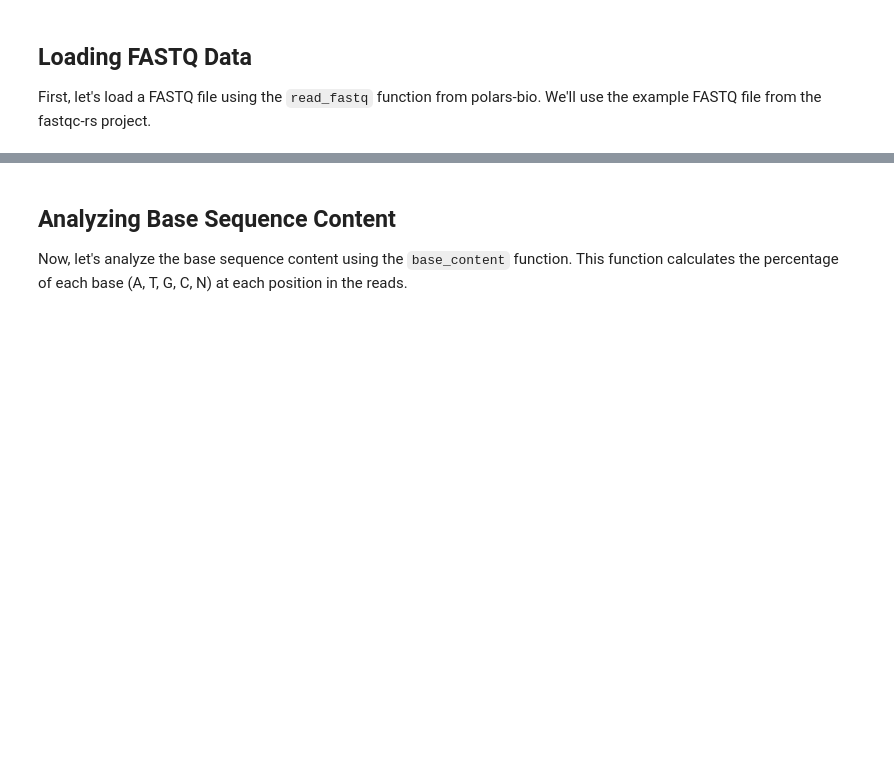
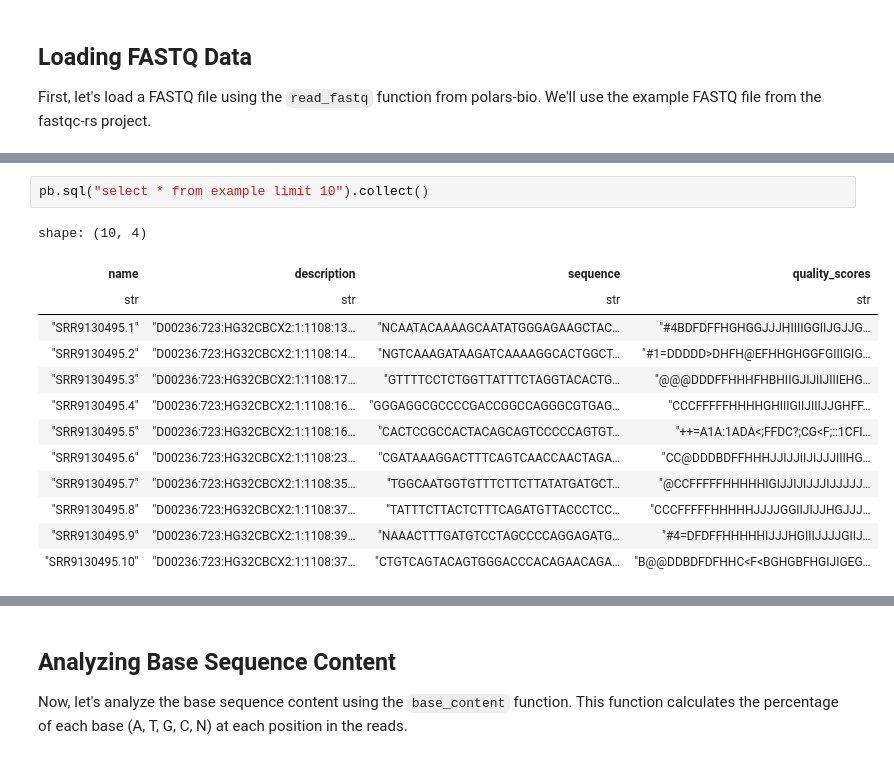
Before and after one commit to bartwild/polars-bio, a Jupyter notebook: examples/base_content_qc.ipynb, the cells around one changed output, grey strips where cells are left out. Cells and saved outputs as stored; diff of their text form; blank space fills up the shorter version.

```diff
--- a/examples/base_content_qc.ipynb
+++ b/examples/base_content_qc.ipynb
@@ -38,0 +59,16 @@ shape: (5, 4)
+# %%
+pb.sql("select * from example limit 10").collect()
+# %% [output]
+shape: (10, 4)
+| name | description | sequence | quality_scores |
+| str | str | str | str |
+| "SRR9130495.1" | "D00236:723:HG32CBCX2:1:1108:13… | "NCAATACAAAAGCAATATGGGAGAAGCTAC… | "#4BDFDFFHGHGGJJJHIIIIGGIIJGJJG… |
+| "SRR9130495.2" | "D00236:723:HG32CBCX2:1:1108:14… | "NGTCAAAGATAAGATCAAAAGGCACTGGCT… | "#1=DDDDD>DHFH@EFHHGHGGFGIIIGIG… |
+| "SRR9130495.3" | "D00236:723:HG32CBCX2:1:1108:17… | "GTTTTCCTCTGGTTATTTCTAGGTACACTG… | "@@@DDDFFHHHFHBHIIGJIJIIJIIIEHG… |
+| "SRR9130495.4" | "D00236:723:HG32CBCX2:1:1108:16… | "GGGAGGCGCCCCGACCGGCCAGGGCGTGAG… | "CCCFFFFFHHHHGHIIIGIIJIIIJJGHFF… |
+| "SRR9130495.5" | "D00236:723:HG32CBCX2:1:1108:16… | "CACTCCGCCACTACAGCAGTCCCCCAGTGT… | "++=A1A:1ADA<;FFDC?;CG<F;::1CFI… |
+| "SRR9130495.6" | "D00236:723:HG32CBCX2:1:1108:23… | "CGATAAAGGACTTTCAGTCAACCAACTAGA… | "CC@DDDBDFFHHHJJIJJIIJIJJJIIIHG… |
+| "SRR9130495.7" | "D00236:723:HG32CBCX2:1:1108:35… | "TGGCAATGGTGTTTCTTCTTATATGATGCT… | "@CCFFFFFHHHHHIGIJJIJIJJJIJJJJJ… |
+| "SRR9130495.8" | "D00236:723:HG32CBCX2:1:1108:37… | "TATTTCTTACTCTTTCAGATGTTACCCTCC… | "CCCFFFFFHHHHHJJJJGGIIJIJJHGJJJ… |
+| "SRR9130495.9" | "D00236:723:HG32CBCX2:1:1108:39… | "NAAACTTTGATGTCCTAGCCCCAGGAGATG… | "#4=DFDFFHHHHHIJJJHGIIIJJJJGIIJ… |
+| "SRR9130495.10" | "D00236:723:HG32CBCX2:1:1108:37… | "CTGTCAGTACAGTGGGACCCACAGAACAGA… | "B@@DDBDFDFHHC<F<BGHGBFHGIJIGEG… |
```
Also changed, not shown: parts of 10 cells of this notebook, 5 other files.
